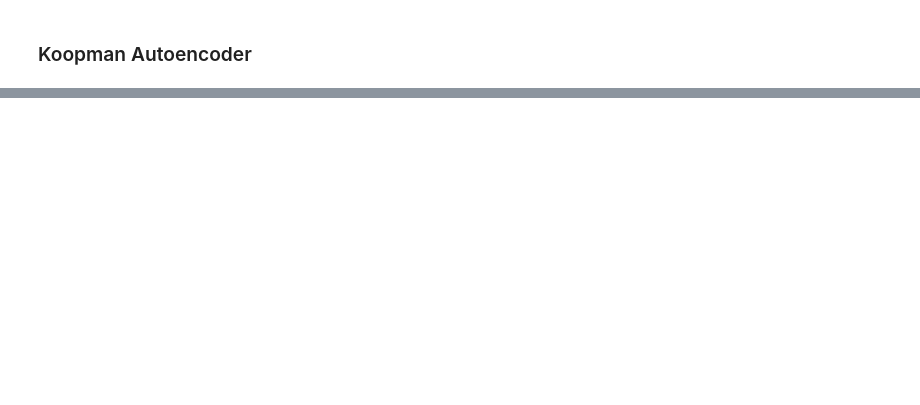
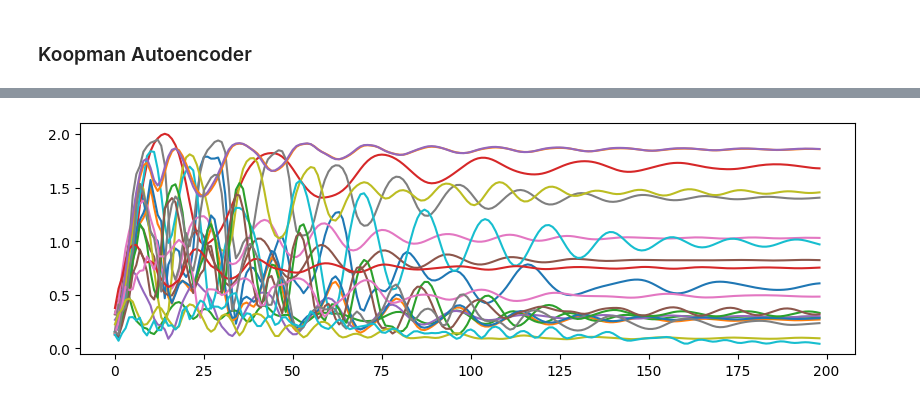
Before and after one commit to cmt-dtu-energy/koopman-magnetics, a Jupyter notebook: nbs/KoopmanAE.ipynb, the cells around one changed output, grey strips where cells are left out. Saved outputs shown, nothing was run; the diff lists cells and outputs as text; code cells hidden in the pictures; blank space fills up the shorter version.

```diff
--- a/nbs/KoopmanAE.ipynb
+++ b/nbs/KoopmanAE.ipynb
@@ -190,3 +219,27 @@ class DeepKoopman(nn.Module):
 
             Yhat = self.decoder(Ytilde_pred)
         return Yhat
+# %%
+m = int(np.prod(data_dim))  # input dimension
+dim_list = [m, 128, 64, 4]      # hidden dimension in autoencoder
+act_fn = nn.Tanh            # activation function in autoencoder
+
+device = torch.device("cuda" if torch.cuda.is_available() else "cpu")
+
+model = DeepKoopman(dim_list, act_fn).to(device)
+
+optimizer = optim.Adam(model.parameters(), lr=1e-3)
+criterion = nn.MSELoss()
+# %%
+id = 1
+XX = Xtorch[id].to(device)
+YY = Ytorch[id].to(device)
+UU = Htorch[id].to(device)
+model.train()
+optimizer.zero_grad()
+Xout, Yout = model(XX, YY, UU)
+loss = criterion(Xout, YY) + criterion(Yout, YY)
+loss.backward()
+optimizer.step()
+print(f"Loss: {loss.item()}")
+print(model.A)
@@ -192,0 +302,21 @@ class DeepKoopman(nn.Module):
+# %%
+errors = np.zeros((n_seq, n_tsteps - 1))
+
+model.eval()
+
+for i in range(n_seq):
+    Xinit = Xtorch[i, 0].to(device)
+    U = Htorch[i].to(device)
+
+    Yhat = model.predict(Xinit, n_tsteps - 1, U=U).cpu().detach().numpy()
+
+    Ytrain = Ytorch[i].detach().cpu().numpy()
+
+    errors[i] = np.linalg.norm(Yhat - Ytrain, axis=1) / np.linalg.norm(Ytrain, axis=1)
+# %%
+fig, ax = plt.subplots(figsize=(10, 3))
+ax.plot(errors.T)
+#ax.scatter(np.arange(len(error)), error, s=5, c="r")
+plt.show()
+# %% [output]
+[figure, added]
```
Also changed, not shown: parts of 7 cells of this notebook, 1 other file.
